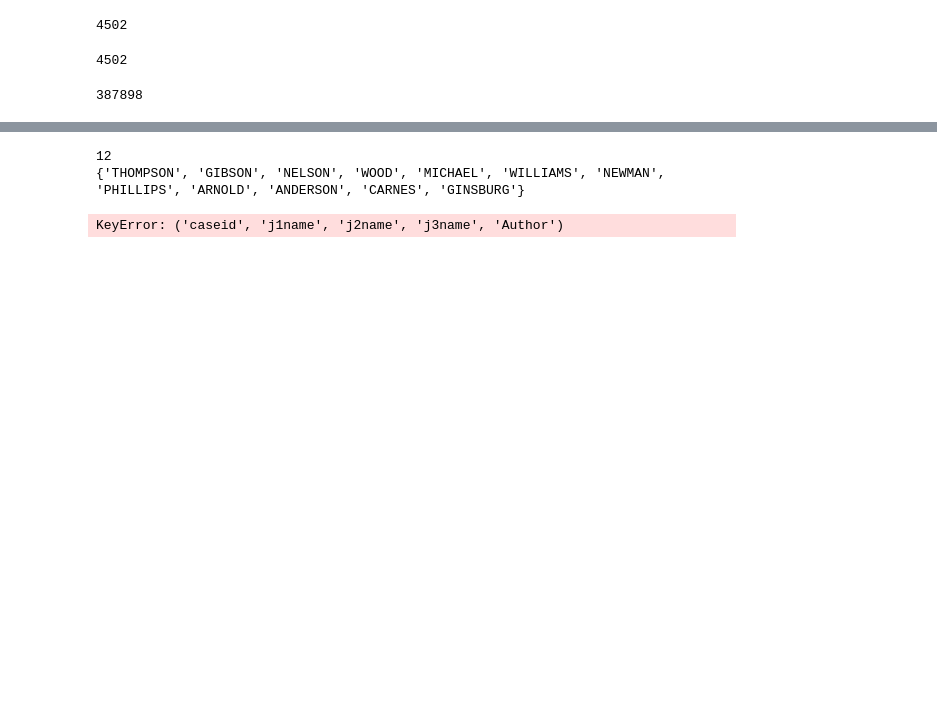
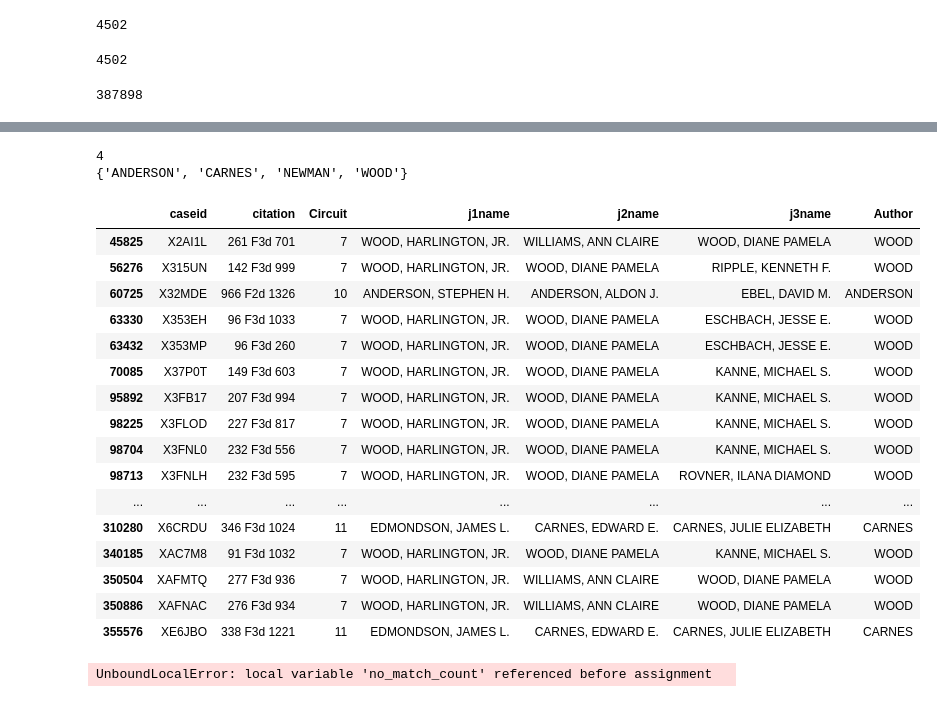
Before and after one commit to SKAshwin/stata-to-repo, a Jupyter notebook: read_and_upload.ipynb, the cells around one changed output, grey strips where cells are left out. Saved outputs shown, nothing was run; the diff lists cells and outputs as text; code cells hidden in the pictures; blank space fills up the shorter version.

```diff
--- a/read_and_upload.ipynb
+++ b/read_and_upload.ipynb
@@ -358,16 +359,88 @@ Author not found 11485
 # %%
 problematic_author_names = set()
 problematic_caseids = list()
 for author_coll in author_collision_list:
     (caseid, name, _, _, _) = author_coll
     problematic_author_names.add(name)
     problematic_caseids.append(caseid)
 
 print(len(problematic_author_names))
 print(problematic_author_names)
 #print(author_collision_list)
-(df[df.caseid.isin(problematic_caseids)])[["caseid", "j1name", "j2name", "j3name", "Author"]]
+(df[df.caseid.isin(problematic_caseids)])[["caseid", "citation","Circuit","j1name", "j2name", "j3name", "Author"]]
 # %% [output]
-12
-{'THOMPSON', 'GIBSON', 'NELSON', 'WOOD', 'MICHAEL', 'WILLIAMS', 'NEWMAN', 'PHILLIPS', 'ARNOLD', 'ANDERSON', 'CARNES', 'GINSBURG'}
+4
+{'ANDERSON', 'CARNES', 'NEWMAN', 'WOOD'}
-KeyError: ('caseid', 'j1name', 'j2name', 'j3name', 'Author')
+|  | caseid | citation | Circuit | j1name | j2name | j3name | Author |
+| 45825 | X2AI1L | 261 F3d 701 | 7 | WOOD, HARLINGTON, JR. | WILLIAMS, ANN CLAIRE | WOOD, DIANE PAMELA | WOOD |
+| 56276 | X315UN | 142 F3d 999 | 7 | WOOD, HARLINGTON, JR. | WOOD, DIANE PAMELA | RIPPLE, KENNETH F. | WOOD |
+| 60725 | X32MDE | 966 F2d 1326 | 10 | ANDERSON, STEPHEN H. | ANDERSON, ALDON J. | EBEL, DAVID M. | ANDERSON |
+| 63330 | X353EH | 96 F3d 1033 | 7 | WOOD, HARLINGTON, JR. | WOOD, DIANE PAMELA | ESCHBACH, JESSE E. | WOOD |
+| 63432 | X353MP | 96 F3d 260 | 7 | WOOD, HARLINGTON, JR. | WOOD, DIANE PAMELA | ESCHBACH, JESSE E. | WOOD |
+| 70085 | X37P0T | 149 F3d 603 | 7 | WOOD, HARLINGTON, JR. | WOOD, DIANE PAMELA | KANNE, MICHAEL S. | WOOD |
+| 95892 | X3FB17 | 207 F3d 994 | 7 | WOOD, HARLINGTON, JR. | WOOD, DIANE PAMELA | KANNE, MICHAEL S. | WOOD |
+| 98225 | X3FLOD | 227 F3d 817 | 7 | WOOD, HARLINGTON, JR. | WOOD, DIANE PAMELA | KANNE, MICHAEL S. | WOOD |
+| 98704 | X3FNL0 | 232 F3d 556 | 7 | WOOD, HARLINGTON, JR. | WOOD, DIANE PAMELA | KANNE, MICHAEL S. | WOOD |
+| 98713 | X3FNLH | 232 F3d 595 | 7 | WOOD, HARLINGTON, JR. | WOOD, DIANE PAMELA | ROVNER, ILANA DIAMOND | WOOD |
+| ... | ... | ... | ... | ... | ... | ... | ... |
+| 310280 | X6CRDU | 346 F3d 1024 | 11 | EDMONDSON, JAMES L. | CARNES, EDWARD E. | CARNES, JULIE ELIZABETH | CARNES |
+| 340185 | XAC7M8 | 91 F3d 1032 | 7 | WOOD, HARLINGTON, JR. | WOOD, DIANE PAMELA | KANNE, MICHAEL S. | WOOD |
+| 350504 | XAFMTQ | 277 F3d 936 | 7 | WOOD, HARLINGTON, JR. | WILLIAMS, ANN CLAIRE | WOOD, DIANE PAMELA | WOOD |
+| 350886 | XAFNAC | 276 F3d 934 | 7 | WOOD, HARLINGTON, JR. | WILLIAMS, ANN CLAIRE | WOOD, DIANE PAMELA | WOOD |
+| 355576 | XE6JBO | 338 F3d 1221 | 11 | EDMONDSON, JAMES L. | CARNES, EDWARD E. | CARNES, JULIE ELIZABETH | CARNES |
+# %%
+import random
+
+# Finally, actually create the judge_rulings
+no_match_count = 0
+
+def create_judge_rulings_tuple(row):
+    dissenters = row['JudgeDissentingTouse'].split(sep = "|")
+    dissenters = [dissenter.strip().upper()  for dissenter in dissenters if dissenter.strip() != ""]
+    concurrers = row['JudgeconcurringTouse'].split(sep = "|")
+    concurrers = [concurrer.strip().upper() for concurrer in concurrers if concurrer.strip() != ""]
+    author = row['Author']
+    (j1, j2, j3) = row['judges_per_case']
+    caseid = row['caseid']
+
+    concurring_judges = get_matches(judges=[j1, j2, j3], arr_names=concurrers, purpose="concurrer", caseid=caseid)
+    dissenting_judges = get_matches(judges=[j1, j2, j3], arr_names=dissenters, purpose="dissenter", caseid=caseid)
+    author_judges = []
+    if not pd.isnull(author) and author.strip() != "" and author != "PER CURIAM":
+        author_judges = get_matches(judges=[j1, j2, j3], arr_names=[author], purpose="author", caseid=caseid)
+    elif author=="PER CURIAM":
+        author_judges = [j1, j2, j3]
+
+    j1ruling = create_judge_ruling(j1, caseid, j1 in author_judges, j1 in concurring_judges, j1 in dissenting_judges)
+    j2ruling = create_judge_ruling(j2, caseid, j2 in author_judges, j2 in concurring_judges, j2 in dissenting_judges)
+    j3ruling = create_judge_ruling(j3, caseid, j3 in author_judges, j3 in concurring_judges, j3 in dissenting_judges)
+
+    return (j1ruling, j2ruling, j3ruling)
+
+def get_matches(judges, arr_names, purpose, caseid):
+    matches = []
+    for name in arr_names:
+        matchset = clean_matches(all_matching_judges_to_name(judges, name), name, purpose, caseid)
+        if matchset != []:
+            # some names just can't be matched, small
+            match = random.choice(matchset) # if more than one match, pick one randomly, see README
+            matches.append(match)
+        else:
+            global no_match_count
+            no_match_count = no_match_count + 1
+    return matches
+
+def create_judge_ruling(judge, case_id, author, concurrer, dissenter):
+    vote = JudgeRuling.CONCURRING
+    if concurrer and dissenter:
+        vote = JudgeRuling.PARTIAL
+    elif dissenter:
+        vote = JudgeRuling.DISSENTING
+
+    return JudgeRuling(case_id=case_id, judge_id=judge.id, author=author, vote=vote)
+
+rulings_per_case = df.apply(create_judge_rulings_tuple, axis=1)
+print(len(rulings_per_case))
+print(no_match_count)
+# %% [output]
+UnboundLocalError: local variable 'no_match_count' referenced before assignment
```
Also changed, not shown: parts of 1 cell of this notebook.
